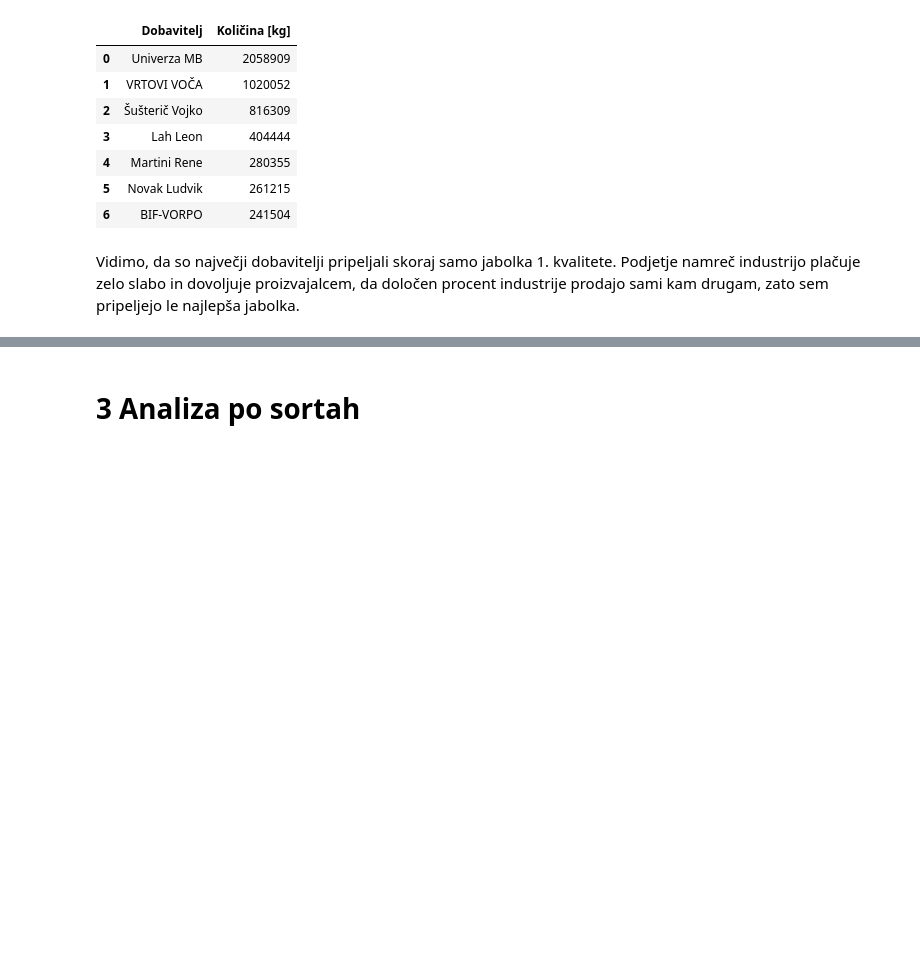
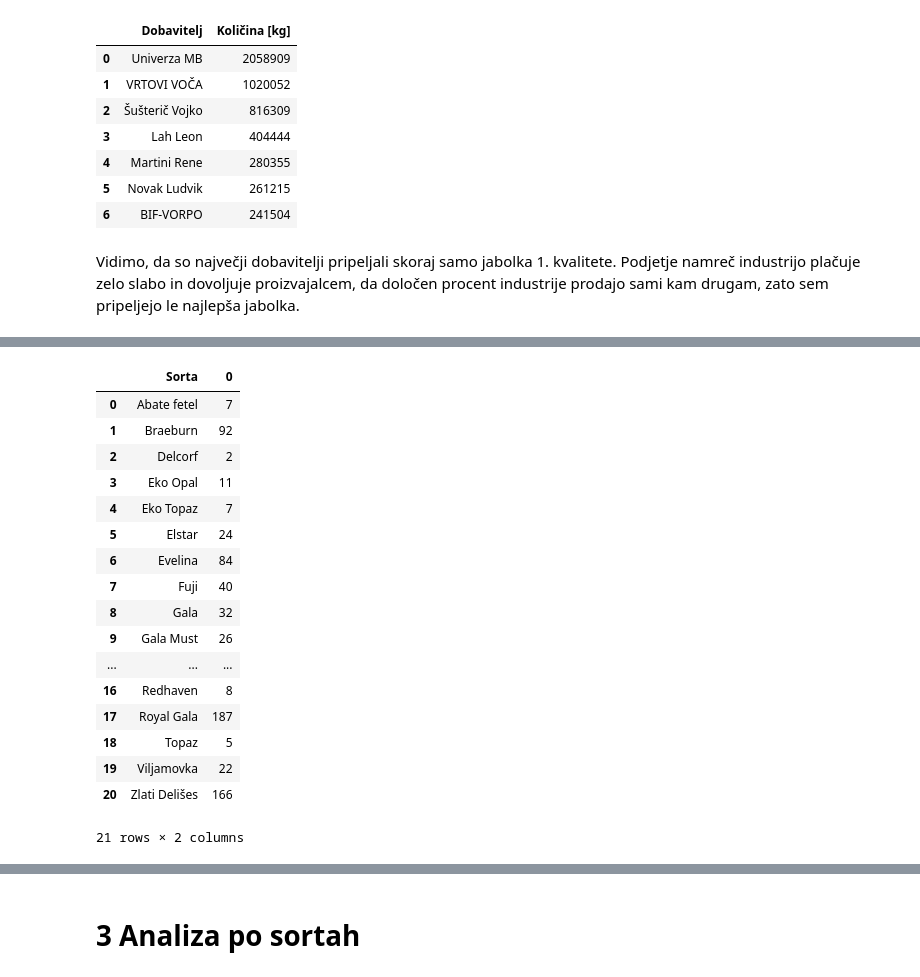
Before and after one commit to adrstvensek/Kvaliteta-prejetega-sadja, a Jupyter notebook: Projekt.ipynb, the cells around one changed output, grey strips where cells are left out. Cells and saved outputs as stored; diff of their text form; code cells hidden in the pictures; blank space fills up the shorter version.

```diff
--- a/Projekt.ipynb
+++ b/Projekt.ipynb
@@ -199,0 +223,22 @@ dtype: int64
+# %%
+št_sort = pd.DataFrame(kvaliteta.groupby('Sorta').size().reset_index())
+št_sort
+# %% [output]
+|  | Sorta | 0 |
+| 0 | Abate fetel | 7 |
+| 1 | Braeburn | 92 |
+| 2 | Delcorf | 2 |
+| 3 | Eko Opal | 11 |
+| 4 | Eko Topaz | 7 |
+| 5 | Elstar | 24 |
+| 6 | Evelina | 84 |
+| 7 | Fuji | 40 |
+| 8 | Gala | 32 |
+| 9 | Gala Must | 26 |
+| ... | ... | ... |
+| 16 | Redhaven | 8 |
+| 17 | Royal Gala | 187 |
+| 18 | Topaz | 5 |
+| 19 | Viljamovka | 22 |
+| 20 | Zlati Delišes | 166 |
+21 rows × 2 columns
```
Also changed, not shown: parts of 30 cells of this notebook.
